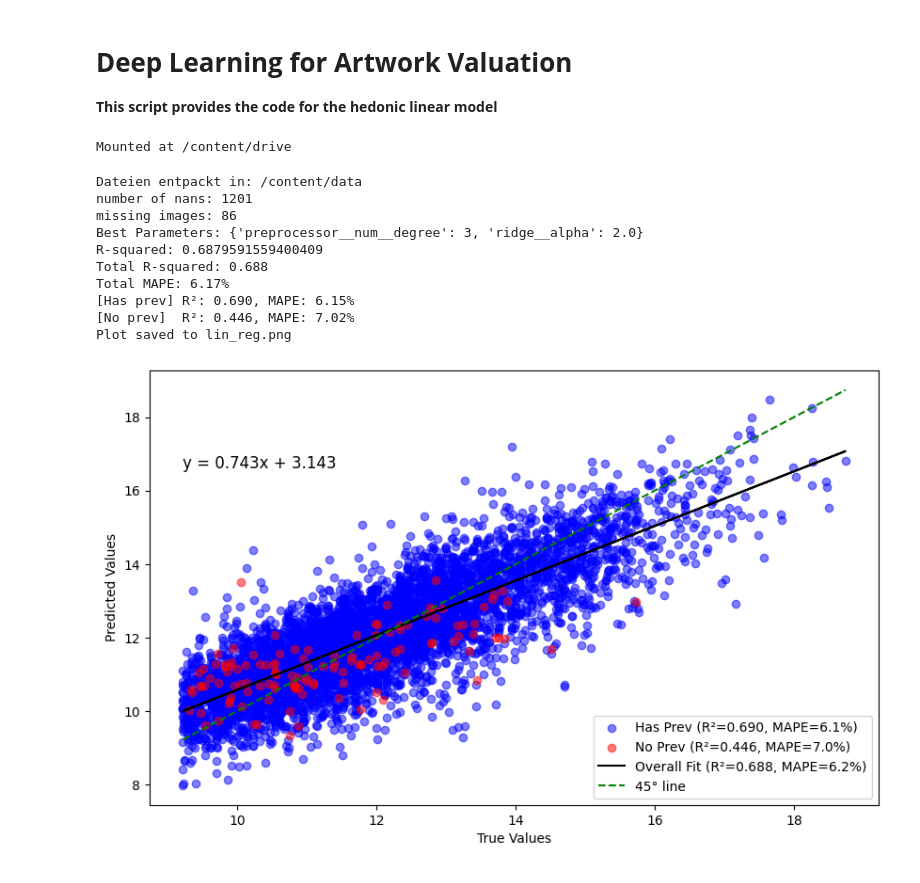
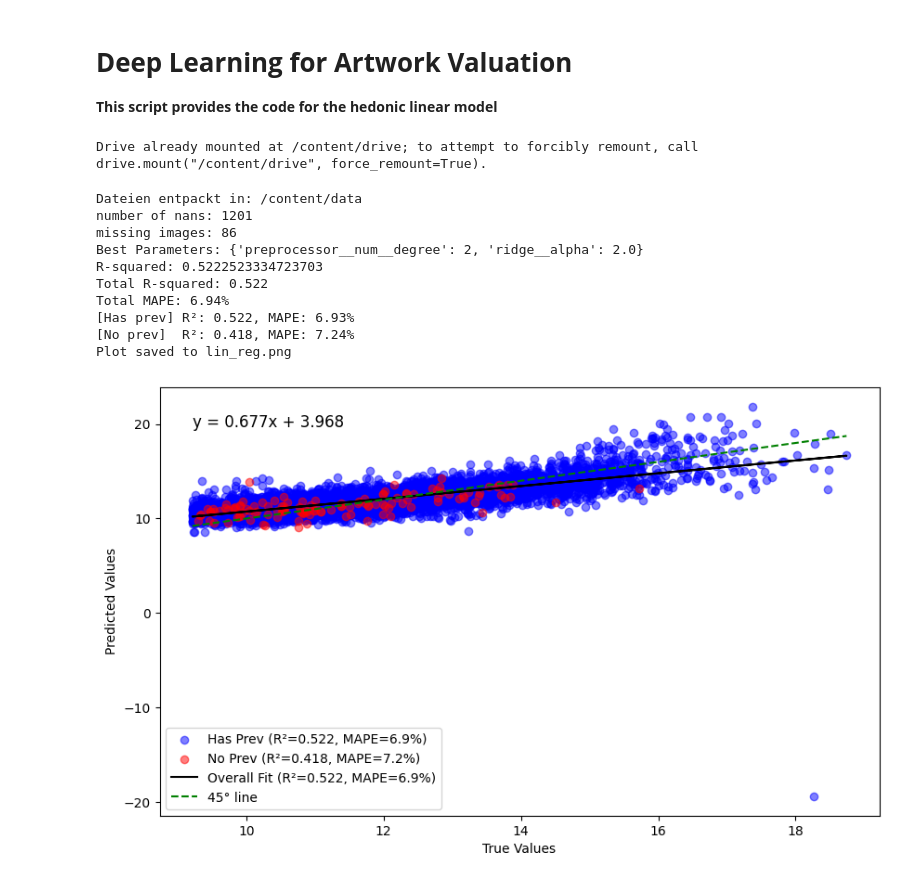
Before and after one commit to janwaelty/Master-Thesis, a Jupyter notebook: linear_model.ipynb, the cells around one changed output. Cells and saved outputs as stored; diff of their text form; code cells hidden in the pictures.

```diff
--- a/linear_model.ipynb
+++ b/linear_model.ipynb
@@ -41,7 +41,6 @@ from data_preprocess import (
     fit_visualization as fit_visualization,
     repeated_to_single_transactions as repeated_to_single_transactions,
     one_hot as one_hot,    data_filter as data_filter,
-    column_type_split as column_type_split,
     get_location_dict as get_location_dict,
     add_location_column as add_location_column,
     load_image_data as load_image_data,
@@ -49,7 +48,7 @@ from data_preprocess import (
     filter_data_for_missing_images as filter_data_for_missing_images,
 )
 # %% [output]
-Mounted at /content/drive
+Drive already mounted at /content/drive; to attempt to forcibly remount, call drive.mount("/content/drive", force_remount=True).
 # %%
 def linear_model(X_train, X_test, y_train, y_test):
   # Create a linear regression model
@@ -115,42 +112,38 @@ if __name__ == '__main__':
   missing_images = check_image_existence(image_paths, base_dir)
   data_filtered = filter_data_for_missing_images(artwork_numeric_data, missing_images, base_dir)
 
-
   # variables to select from df
   selected_vars =  ['category', 'artist', 'transaction_price', 'height',
                   'width', 'medium', 'transaction_house',
                     'transaction_year','transaction_date',
                     'location', 'prev_transaction_price', 'has_prev_price', 'aspect_ratio']
   # categorical variables for one-hot encoding
   one_hot_vars = ['category', 'artist', 'medium', 'transaction_house', 'location']
 
   # variables that need min-max scaling
-  numerical_cols = ['height', 'width', 'transaction_year', 'aspect_ratio']
-
+  numerical_cols = ['height', 'width', 'transaction_year', 'aspect_ratio', 'prev_transaction_price']
 
   # preprocessing and train/test split
   X_train, X_test, y_train, y_test = data_split(data_filtered,
                                                  selected_vars,
                                                 one_hot_vars,
                                                 numerical_cols,
                                                2022)
 
-
   y_pred, best_model = ridge_model_grid_search(X_train, X_test, y_train, y_test, numerical_cols)
-
 
   r2 = r2_score(y_test, y_pred)
   print(f"R-squared: {r2}")
   fit_visualization(X_test, y_test, y_pred, save_path="lin_reg.png")
 # %% [output]
 Dateien entpackt in: /content/data
 number of nans: 1201
 missing images: 86
-Best Parameters: {'preprocessor__num__degree': 3, 'ridge__alpha': 2.0}
-R-squared: 0.6879591559400409
-Total R-squared: 0.688
-Total MAPE: 6.17%
-[Has prev] R²: 0.690, MAPE: 6.15%
-[No prev]  R²: 0.446, MAPE: 7.02%
+Best Parameters: {'preprocessor__num__degree': 2, 'ridge__alpha': 2.0}
+R-squared: 0.5222523334723703
+Total R-squared: 0.522
+Total MAPE: 6.94%
+[Has prev] R²: 0.522, MAPE: 6.93%
+[No prev]  R²: 0.418, MAPE: 7.24%
 Plot saved to lin_reg.png
-[figure, old version]
+[figure, new version]
```
Also changed, not shown: parts of 1 cell of this notebook.
